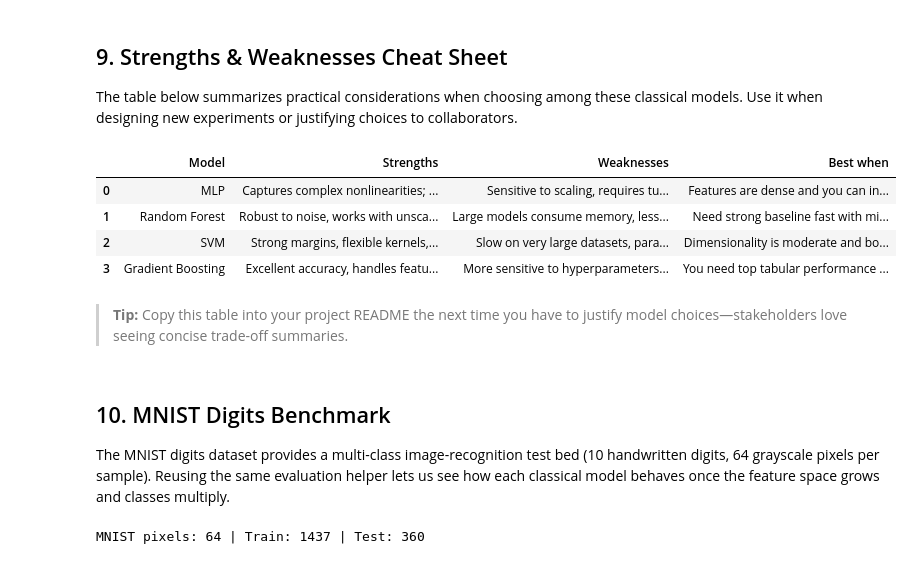
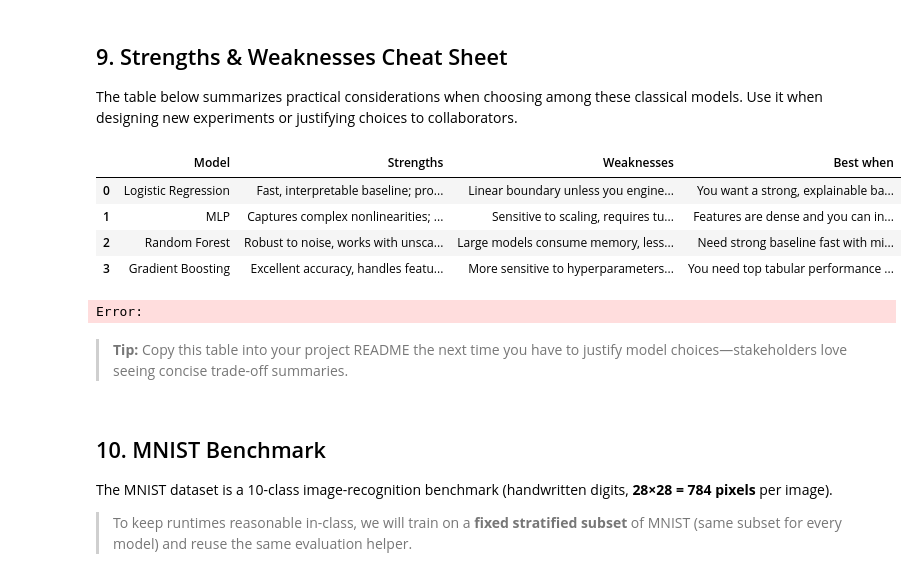
Before and after one commit to uf-bme/BME6938-Spring-2026, a Jupyter notebook: lessons/06-Classic-ML-Models/06-Classic-ML-Models.ipynb, the cells around one changed output. Cells and saved outputs as stored; diff of their text form; code cells hidden in the pictures.

```diff
--- a/lessons/06-Classic-ML-Models/06-Classic-ML-Models.ipynb
+++ b/lessons/06-Classic-ML-Models/06-Classic-ML-Models.ipynb
@@ -464,65 +469,84 @@ The table below summarizes practical considerations when choosing among these cl
 # %%
 comparison_table = pd.DataFrame(
     [
+        {
+            "Model": "Logistic Regression",
+            "Strengths": "Fast, interpretable baseline; probabilistic outputs; works well with scaled features",
+            "Weaknesses": "Linear boundary unless you engineer features; can underfit complex patterns",
+            "Best when": "You want a strong, explainable baseline and calibrated probabilities",
+        },
         {
             "Model": "MLP",
             "Strengths": "Captures complex nonlinearities; flexible hidden layers",
             "Weaknesses": "Sensitive to scaling, requires tuning/compute",
             "Best when": "Features are dense and you can invest in optimization",
         },
         {
             "Model": "Random Forest",
             "Strengths": "Robust to noise, works with unscaled mixed data, easy importances",
             "Weaknesses": "Large models consume memory, less interpretable",
             "Best when": "Need strong baseline fast with minimal preprocessing",
         },
         {
-            "Model": "SVM",
-            "Strengths": "Strong margins, flexible kernels, solid on medium datasets",
-            "Weaknesses": "Slow on very large datasets, parameters less intuitive",
-            "Best when": "Dimensionality is moderate and boundary is sharp",
-        },
-        {
             "Model": "Gradient Boosting",
             "Strengths": "Excellent accuracy, handles feature interactions automatically",
             "Weaknesses": "More sensitive to hyperparameters, sequential training",
             "Best when": "You need top tabular performance and can tune carefully",
         },
-    ]
-)
+    ],
+ )
 
 comparison_table
 # %% [output]
 |  | Model | Strengths | Weaknesses | Best when |
-| 0 | MLP | Captures complex nonlinearities; ... | Sensitive to scaling, requires tu... | Features are dense and you can in... |
-| 1 | Random Forest | Robust to noise, works with unsca... | Large models consume memory, less... | Need strong baseline fast with mi... |
-| 2 | SVM | Strong margins, flexible kernels,... | Slow on very large datasets, para... | Dimensionality is moderate and bo... |
+| 0 | Logistic Regression | Fast, interpretable baseline; pro... | Linear boundary unless you engine... | You want a strong, explainable ba... |
+| 1 | MLP | Captures complex nonlinearities; ... | Sensitive to scaling, requires tu... | Features are dense and you can in... |
+| 2 | Random Forest | Robust to noise, works with unsca... | Large models consume memory, less... | Need strong baseline fast with mi... |
 | 3 | Gradient Boosting | Excellent accuracy, handles featu... | More sensitive to hyperparameters... | You need top tabular performance ... |
+Error:
 # %% [markdown]
 > **Tip:** Copy this table into your project README the next time you have to justify model choices—stakeholders love seeing concise trade-off summaries.
 # %% [markdown]
-## 10. MNIST Digits Benchmark
+## 10. MNIST Benchmark
 
-The MNIST digits dataset provides a multi-class image-recognition test bed (10 handwritten digits, 64 grayscale pixels per sample). Reusing the same evaluation helper lets us see how each classical model behaves once the feature space grows and classes multiply.
+The MNIST dataset is a 10-class image-recognition benchmark (handwritten digits, **28×28 = 784 pixels** per image).
+
+> To keep runtimes reasonable in-class, we will train on a **fixed stratified subset** of MNIST (same subset for every model) and reuse the same evaluation helper.
 # %%
-digits = load_digits()
-feature_names_digits = [f"px_{i}" for i in range(digits.data.shape[1])]
-X_digits = pd.DataFrame(digits.data, columns=feature_names_digits)
-y_digits = pd.Series(digits.target, name="digit")
+# Load MNIST from OpenML (70k samples, 784 features)
+MNIST_SUBSET_SIZE = 12000  # fixed stratified subset for in-class speed
 
-X_train_digits, X_test_digits, y_train_digits, y_test_digits = train_test_split(
-    X_digits,
-    y_digits,
+mnist = fetch_openml("mnist_784", version=1, as_frame=False)
+X_mnist = mnist.data.astype(np.float32)
+y_mnist = mnist.target.astype(int)
+
+# Build a stratified subset so every model sees the same data (fair + fast)
+rng = np.random.RandomState(42)
+subset_indices = []
+per_class = MNIST_SUBSET_SIZE // 10
+for digit in range(10):
+    digit_idx = np.where(y_mnist == digit)[0]
+    chosen = rng.choice(digit_idx, size=per_class, replace=False)
+    subset_indices.append(chosen)
+subset_indices = np.concatenate(subset_indices)
+rng.shuffle(subset_indices)
+
+X_mnist_sub = X_mnist[subset_indices]
+y_mnist_sub = y_mnist[subset_indices]
+
+X_train_mnist, X_test_mnist, y_train_mnist, y_test_mnist = train_test_split(
+    X_mnist_sub,
+    y_mnist_sub,
     test_size=0.2,
-    stratify=y_digits,
+    stratify=y_mnist_sub,
     random_state=42,
  )
 
-digits_scaler = StandardScaler().fit(X_train_digits)
-X_train_digits_scaled = digits_scaler.transform(X_train_digits)
-X_test_digits_scaled = digits_scaler.transform(X_test_digits)
+mnist_scaler = StandardScaler().fit(X_train_mnist)
+X_train_mnist_scaled = mnist_scaler.transform(X_train_mnist)
+X_test_mnist_scaled = mnist_scaler.transform(X_test_mnist)
 
-print(f"MNIST pixels: {X_digits.shape[1]} | Train: {len(X_train_digits)} | Test: {len(X_test_digits)}")
+print(
+    f"MNIST subset: {X_mnist_sub.shape} | Train: {len(X_train_mnist)} | Test: {len(X_test_mnist)} | Pixels: {X_mnist_sub.shape[1]}"
+ )
-# %% [output]
-MNIST pixels: 64 | Train: 1437 | Test: 360
 # %%
```
Also changed, not shown: parts of 25 cells of this notebook, 1 other file.
